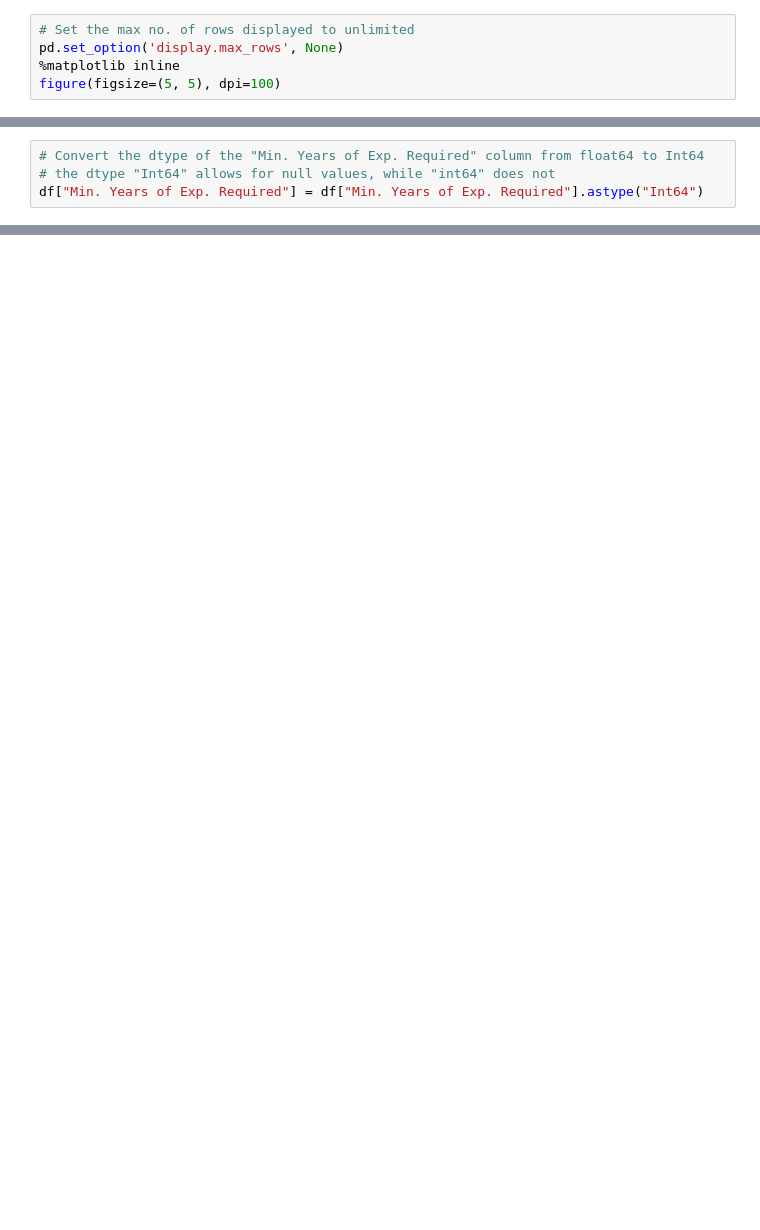
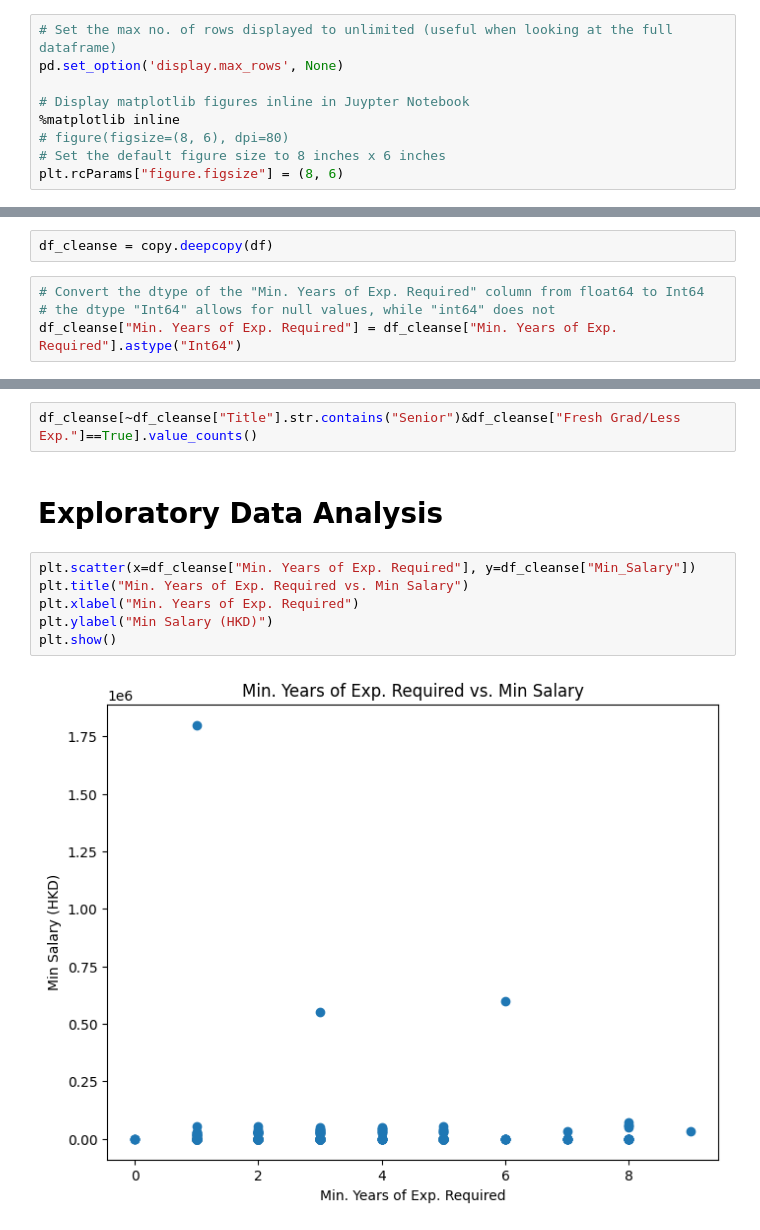
Before and after one commit to heiinhei911/job-insights, a Jupyter notebook: analysis.ipynb, the cells around one changed output, grey strips where cells are left out. Cells and saved outputs as stored; diff of their text form; blank space fills up the shorter version.

```diff
--- a/analysis.ipynb
+++ b/analysis.ipynb
@@ -15,5 +15,9 @@ OUTPUT_PATH = "./analyses/"
 # %%
-# Set the max no. of rows displayed to unlimited
+# Set the max no. of rows displayed to unlimited (useful when looking at the full dataframe)
 pd.set_option('display.max_rows', None)
+
+# Display matplotlib figures inline in Juypter Notebook
 %matplotlib inline
-figure(figsize=(5, 5), dpi=100)
+# figure(figsize=(8, 6), dpi=80)
+# Set the default figure size to 8 inches x 6 inches
+plt.rcParams["figure.figsize"] = (8, 6)
@@ -87,4 +40,0 @@ URL - 0.0%
-# %%
-# Convert the dtype of the "Min. Years of Exp. Required" column from float64 to Int64
-# the dtype "Int64" allows for null values, while "int64" does not
-df["Min. Years of Exp. Required"] = df["Min. Years of Exp. Required"].astype("Int64")
@@ -281,0 +113,6 @@ saved
+# %%
+df_cleanse = copy.deepcopy(df)
+# %%
+# Convert the dtype of the "Min. Years of Exp. Required" column from float64 to Int64
+# the dtype "Int64" allows for null values, while "int64" does not
+df_cleanse["Min. Years of Exp. Required"] = df_cleanse["Min. Years of Exp. Required"].astype("Int64")
@@ -281,0 +270,12 @@ saved
+# %%
+df_cleanse[~df_cleanse["Title"].str.contains("Senior")&df_cleanse["Fresh Grad/Less Exp."]==True].value_counts()
+# %% [markdown]
+# Exploratory Data Analysis
+# %%
+plt.scatter(x=df_cleanse["Min. Years of Exp. Required"], y=df_cleanse["Min_Salary"])
+plt.title("Min. Years of Exp. Required vs. Min Salary")
+plt.xlabel("Min. Years of Exp. Required")
+plt.ylabel("Min Salary (HKD)")
+plt.show()
+# %% [output]
+[figure, added]
```
Also changed, not shown: parts of 36 cells of this notebook, 10 other files.
